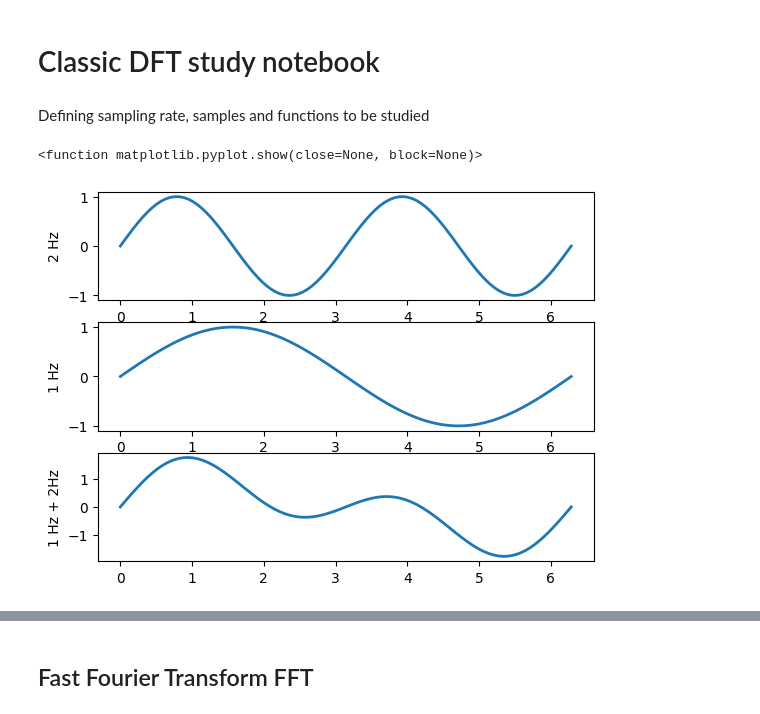
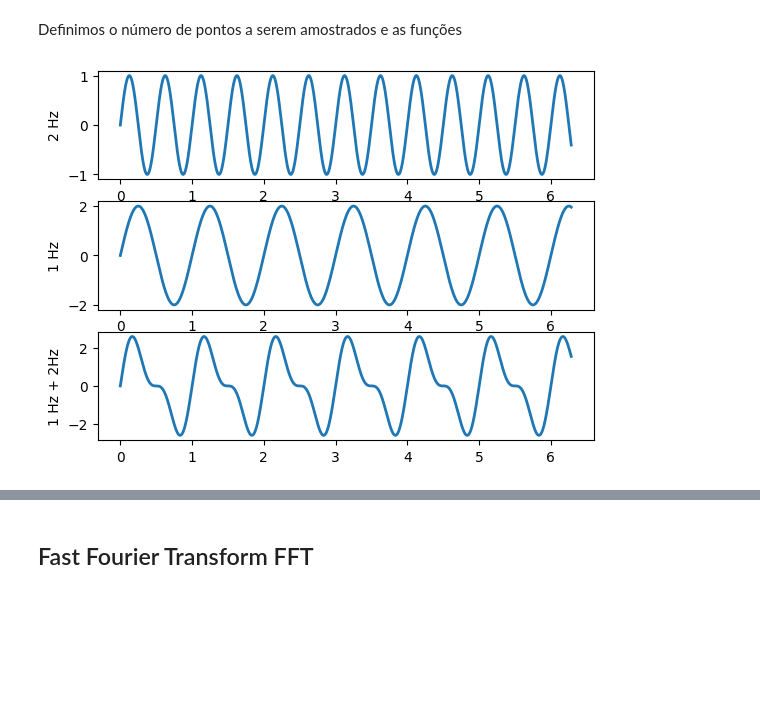
Before and after one commit to jojimaaa/openfhe-playground, a Jupyter notebook: classical_dft.ipynb, the cells around one changed output, grey strips where cells are left out. Cells and saved outputs as stored; diff of their text form; code cells hidden in the pictures; blank space fills up the shorter version.

Commit message:
fix classical and homomorphic dft

```diff
--- a/classical_dft.ipynb
+++ b/classical_dft.ipynb
@@ -1,36 +1,39 @@
-# %% [markdown]
-# Classic DFT study notebook
 # %%
 import numpy as np
 import matplotlib.pyplot as plt
 from time import perf_counter
 # %% [markdown]
-Defining sampling rate, samples and functions to be studied
+Definimos o número de pontos a serem amostrados e as funções
 # %%
-n = 100 # sampling rate = frequency in Hz
+n = 6000 # number of points
+t_inicial = 0
+t_final = 2*np.pi
 
-x = np.linspace(0, 2*np.pi, n)
+sr = n / (t_final - t_inicial) # sampling rate (Hz)
 
-f = np.sin(x)
-f_2 = np.sin(2*x)
+x = np.linspace(t_inicial, t_final, n)
+
+oneHzinRad = 2*np.pi
+
+f = 2* np.sin(oneHzinRad * x) # 1hz and amplitude of 2
+f_2 = np.sin(2 * oneHzinRad*x) # 2Hz and amplitude of 1
 
 f_3 = f + f_2
 
-fig, ax = plt.subplots(3, 1)
+fig, ax_mine = plt.subplots(3, 1)
 
-ax[0].plot(x,  f_2, linewidth=2.0)
-ax[0].set_ylabel("2 Hz")
+ax_mine[0].plot(x,  f_2, linewidth=2.0)
+ax_mine[0].set_ylabel("2 Hz")
 
-ax[1].plot(x,  f, linewidth=2.0)
-ax[1].set_ylabel("1 Hz")
+ax_mine[1].plot(x,  f, linewidth=2.0)
+ax_mine[1].set_ylabel("1 Hz")
 
-ax[2].plot(x,  f_3, linewidth=2.0)
-ax[2].set_ylabel("1 Hz + 2Hz")
+ax_mine[2].plot(x,  f_3, linewidth=2.0)
+ax_mine[2].set_ylabel("1 Hz + 2Hz")
 
-plt.show
+plt.show()
 # %% [output]
-<function matplotlib.pyplot.show(close=None, block=None)>
-[figure, old version]
+[figure, new version]
 # %% [markdown]
 ## Discrete Fourier Transform
 
```
Also changed, not shown: parts of 10 cells of this notebook, 3 other files.
